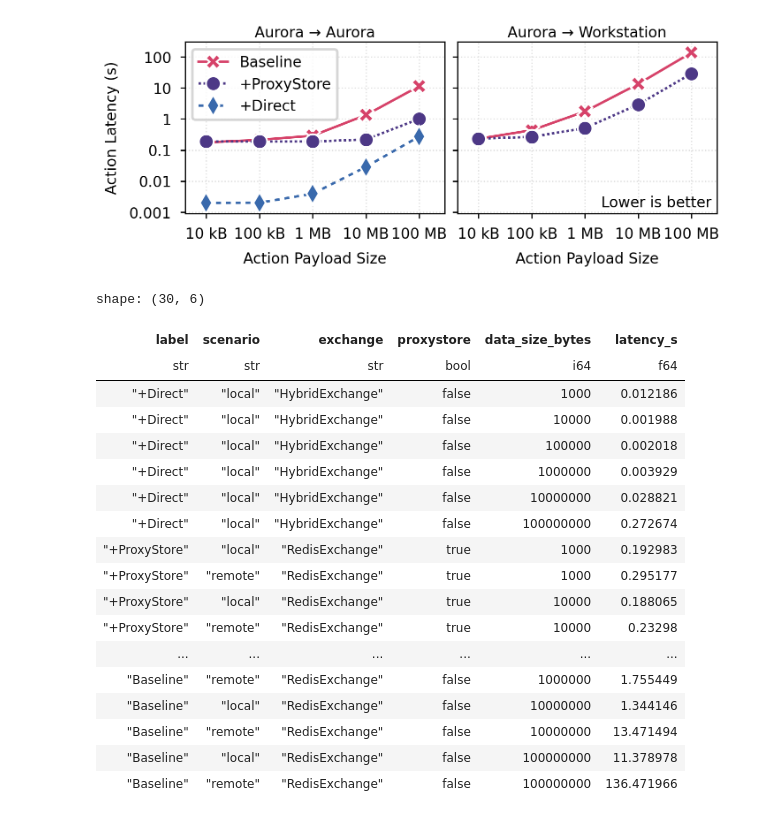
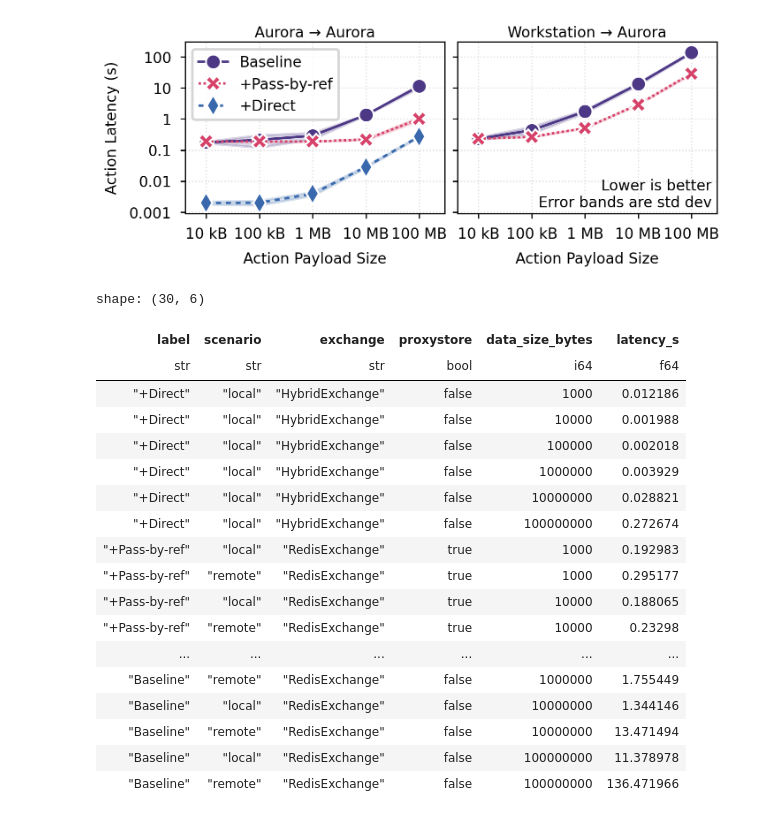
Before and after one commit to proxystore/sc25-evaluation, a Jupyter notebook: notebooks/05-exchange-ablation.ipynb, the cells around one changed output. Drawn from its saved outputs; the diff is of its cells as text; code cells hidden in the pictures.

```diff
--- a/notebooks/05-exchange-ablation.ipynb
+++ b/notebooks/05-exchange-ablation.ipynb
@@ -28,9 +28,9 @@ local_runs = pathlib.Path('../runs-prod/exchange-perf-local-v2/')
 remote_runs = pathlib.Path('../runs-prod/exchange-perf-remote-v2/')
 filepaths = [
     ('local', 'Baseline', local_runs / '2025-04-05-21-38-05/results.csv'),
-    ('local', '+ProxyStore', local_runs / '2025-04-05-21-43-27/results.csv'),
+    ('local', '+Pass-by-ref', local_runs / '2025-04-05-21-43-27/results.csv'),
     ('local', '+Direct', local_runs / '2025-04-05-21-44-29/results.csv'),
-    ('remote', '+ProxyStore', remote_runs / '2025-04-05-22-19-58/results.csv'),
+    ('remote', '+Pass-by-ref', remote_runs / '2025-04-05-22-19-58/results.csv'),
     ('remote', 'Baseline', remote_runs / '2025-04-05-22-26-32/results.csv'),
 ]
 raw = load_data(filepaths)
@@ -45,18 +45,18 @@ xticks = sorted(set(data['data_size_bytes'].to_list()))
 xtick_labels = ['10 kB', '100 kB', '1 MB', '10 MB', '100 MB']
 yticks = [0.001, 0.01, 0.1, 1, 10, 100]
 
-hue_order = ['Baseline', '+ProxyStore', '+Direct']
+hue_order = ['Baseline', '+Pass-by-ref', '+Direct']
 palette = {
-    'Baseline': '#D64269',
+    'Baseline': '#4D3886',
+    '+Pass-by-ref': '#D64269',
     '+Direct': '#3969AC',
-    '+ProxyStore': '#4D3886',
 }
 markers = {
-    'Baseline': 'X',
+    'Baseline': 'o',
+    '+Pass-by-ref': 'X',
     '+Direct': 'd',
-    '+ProxyStore': 'o',
 }
-dashes = {'+Direct': (2, 2), '+ProxyStore': (1, 1), 'Baseline': ()}
+dashes = {'+Direct': (2, 2), '+Pass-by-ref': (1, 1), 'Baseline': ()}
 
 handle = seaborn.lineplot(
     local_data,
@@ -65,7 +65,6 @@ handle = seaborn.lineplot(
     hue='label',
     hue_order=hue_order,
     errorbar='sd',
-    err_style='bars',
     style='label',
     dashes=dashes,
     markers=markers,
@@ -90,14 +89,13 @@ handle = seaborn.lineplot(
     hue='label',
     hue_order=hue_order,
     errorbar='sd',
-    err_style='bars',
     style='label',
     dashes=dashes,
     markers=markers,
     palette=palette,
     ax=axs[1],
 )
-axs[1].set_title('Aurora → Workstation')
+axs[1].set_title('Workstation → Aurora')
 handles, _ = axs[0].get_legend_handles_labels()
 axs[0].legend(
     loc='upper left',
@@ -108,35 +106,35 @@ axs[1].get_legend().remove()
 
 _ = handle.set(
     xscale='log',
     yscale='log',
     xlabel='Action Payload Size',
     ylabel='Action Latency (s)',
 )
 handle.set_yticks(yticks, minor=False)
 handle.set_yticklabels([str(y) for y in yticks])
 handle.set_xticks(xticks, minor=False)
 handle.set_xticklabels(xtick_labels)
 axs[1].tick_params(axis='x', which='minor', bottom=False)
 
 axs[0].set(ylim=[0.0009, 300])
 for ax in axs:
     ax.set(xlim=[4_000, 300_000_000])
 fig.subplots_adjust(wspace=2)
 
 axs[1].annotate(
-    'Lower is better',
+    'Lower is better\nError bands are std dev',
     xy=(0.98, 0.02),
     xycoords=('axes fraction'),
     ha='right',
     va='bottom',
 )
 
 fig.tight_layout()
 plt.draw()
 fig.set_size_inches(3.35, 1.1)
 fig.savefig('figures/exchange-ablation.pdf')
 # %% [output]
-[figure, old version]
+[figure, new version]
 # %%
 raw.group_by(
     'label',
@@ -156,10 +154,10 @@ shape: (30, 6)
 | "+Direct" | "local" | "HybridExchange" | false | 1000000 | 0.003929 |
 | "+Direct" | "local" | "HybridExchange" | false | 10000000 | 0.028821 |
 | "+Direct" | "local" | "HybridExchange" | false | 100000000 | 0.272674 |
-| "+ProxyStore" | "local" | "RedisExchange" | true | 1000 | 0.192983 |
-| "+ProxyStore" | "remote" | "RedisExchange" | true | 1000 | 0.295177 |
-| "+ProxyStore" | "local" | "RedisExchange" | true | 10000 | 0.188065 |
-| "+ProxyStore" | "remote" | "RedisExchange" | true | 10000 | 0.23298 |
+| "+Pass-by-ref" | "local" | "RedisExchange" | true | 1000 | 0.192983 |
+| "+Pass-by-ref" | "remote" | "RedisExchange" | true | 1000 | 0.295177 |
+| "+Pass-by-ref" | "local" | "RedisExchange" | true | 10000 | 0.188065 |
+| "+Pass-by-ref" | "remote" | "RedisExchange" | true | 10000 | 0.23298 |
 | ... | ... | ... | ... | ... | ... |
 | "Baseline" | "remote" | "RedisExchange" | false | 1000000 | 1.755449 |
 | "Baseline" | "local" | "RedisExchange" | false | 10000000 | 1.344146 |
```
Also changed, not shown: 15 other files.
